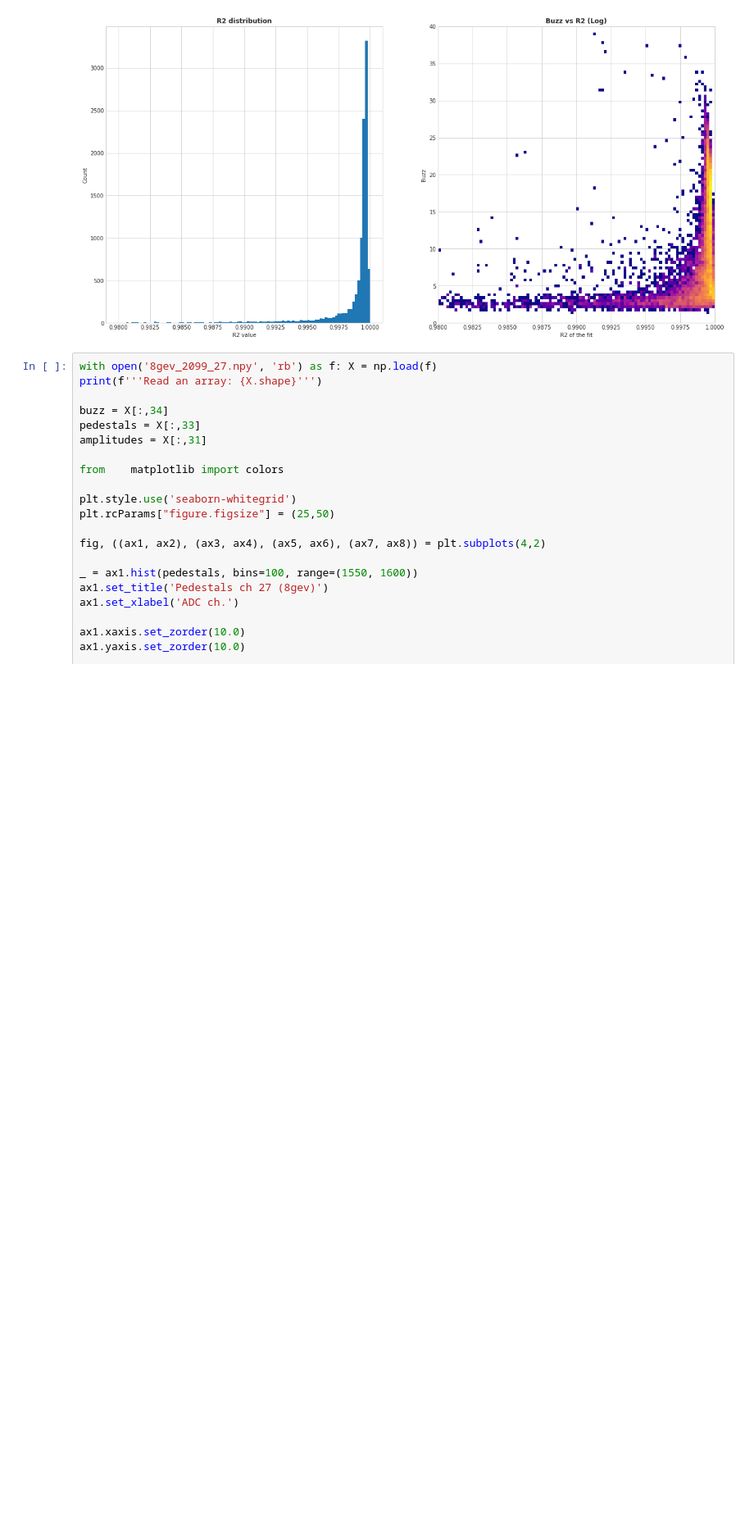
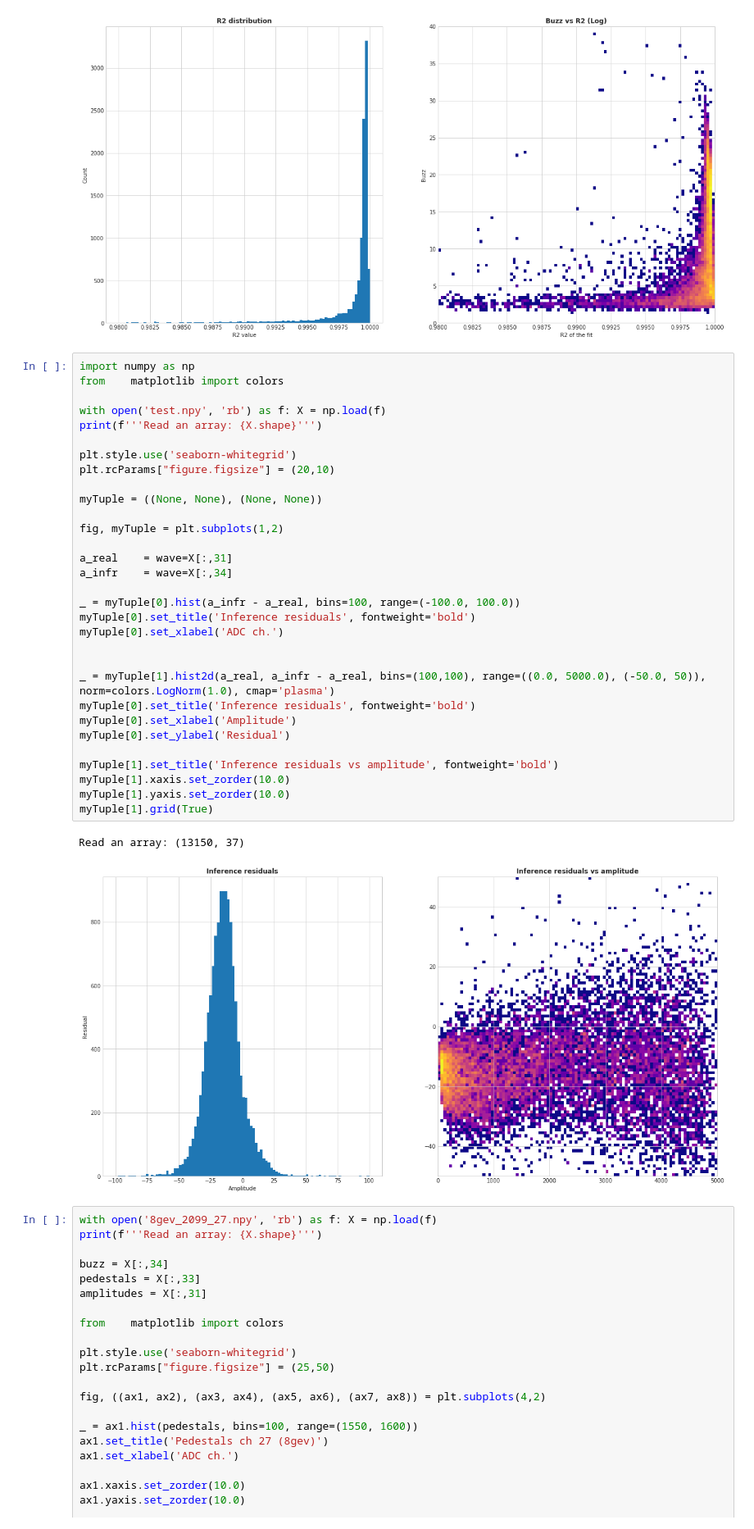
Before and after one commit to regmi-sijan/ml4cal, a Jupyter notebook: testbeam/template.ipynb, the cells around one changed output. Shown at 82% size. Cells and saved outputs as stored; diff of their text form; blank space fills up the shorter version.

```diff
--- a/testbeam/template.ipynb
+++ b/testbeam/template.ipynb
@@ -128,6 +128,40 @@ myTuple[1].set_ylabel('Buzz')
 Read an array: (10698, 36)
 Text(0, 0.5, 'Buzz')
 [figure]
+# %%
+import numpy as np
+from    matplotlib import colors
+
+with open('test.npy', 'rb') as f: X = np.load(f)
+print(f'''Read an array: {X.shape}''')
+
+plt.style.use('seaborn-whitegrid')
+plt.rcParams["figure.figsize"] = (20,10)
+
+myTuple = ((None, None), (None, None))
+
+fig, myTuple = plt.subplots(1,2)
+
+a_real    = wave=X[:,31]
+a_infr    = wave=X[:,34]
+
+_ = myTuple[0].hist(a_infr - a_real, bins=100, range=(-100.0, 100.0))
+myTuple[0].set_title('Inference residuals', fontweight='bold')
+myTuple[0].set_xlabel('ADC ch.')
+
+
+_ = myTuple[1].hist2d(a_real, a_infr - a_real, bins=(100,100), range=((0.0, 5000.0), (-50.0, 50)), norm=colors.LogNorm(1.0), cmap='plasma')
+myTuple[0].set_title('Inference residuals', fontweight='bold')
+myTuple[0].set_xlabel('Amplitude')
+myTuple[0].set_ylabel('Residual')
+
+myTuple[1].set_title('Inference residuals vs amplitude', fontweight='bold')
+myTuple[1].xaxis.set_zorder(10.0)
+myTuple[1].yaxis.set_zorder(10.0)
+myTuple[1].grid(True)
+# %% [output]
+Read an array: (13150, 37)
+[figure, added]
 # %%
 with open('8gev_2099_27.npy', 'rb') as f: X = np.load(f)
 print(f'''Read an array: {X.shape}''')
```
Also changed, not shown: 3 other files.
